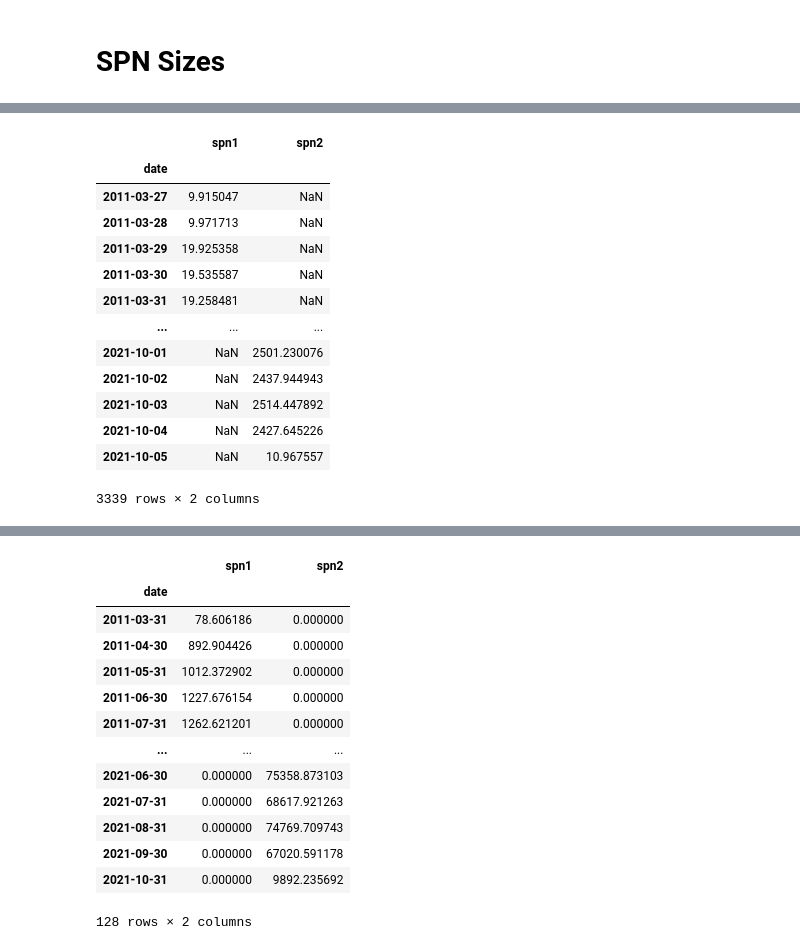
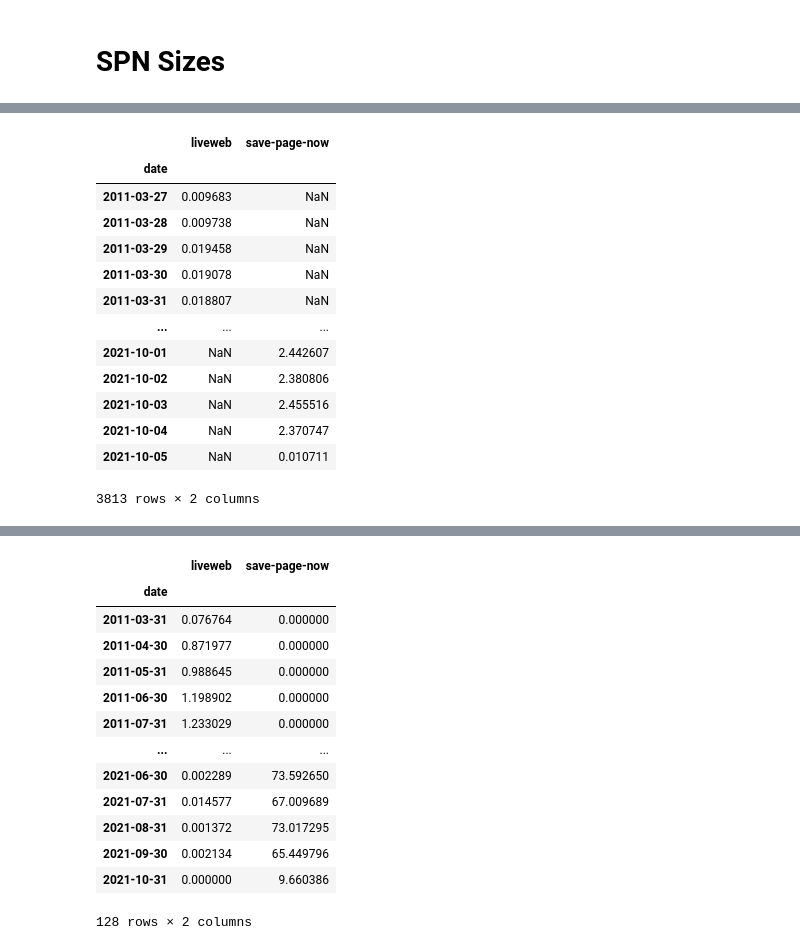
Before and after one commit to edsu/spn-size, a Jupyter notebook: Notebook.ipynb, the cells around one changed output, grey strips where cells are left out. Drawn from its saved outputs; the diff is of its cells as text; code cells hidden in the pictures.

Commit message:
latest data in notebook

```diff
--- a/Notebook.ipynb
+++ b/Notebook.ipynb
@@ -4,6 +4,6 @@
 import pandas
 
 spn2 = pandas.read_csv('save-page-now.csv', parse_dates=['date'], index_col='date')
-spn2['gb'] = spn2['bytes'] / 1024 / 1024 / 1024
+spn2['tb'] = spn2['bytes'] / 1024 / 1024 / 1024 / 1024
 spn2
 # %% [output]
@@ -28,7 +27,7 @@ px.line(y=spn2.gb, x=spn2.index, labels={'x': 'Time', 'y': 'GB/day'}, title='SPN
 # %% [output]
 [interactive output not drawn]
 # %%
-spn1 = pandas.read_csv('liveweb.csv', parse_dates=['date'], index_col='date')
-spn1['gb'] = spn1['bytes'] / 1024 / 1024 / 1024
+spn1 = pandas.read_csv('liveweb-20211005.csv', parse_dates=['date'], index_col='date')
+spn1['tb'] = spn1['bytes'] / 1024 / 1024 / 1024 / 1024
 spn1
 # %% [output]
@@ -51,23 +50,23 @@ px.line(x=spn1.index, y=spn1.gb, labels={"x": "Time", "y": "GB/day"}, title="SPN
 # %% [output]
 [interactive output not drawn]
 # %%
-spn = pandas.DataFrame({"spn1": spn1.gb, "spn2": spn2.gb})
+spn = pandas.DataFrame({"liveweb": spn1.tb, "save-page-now": spn2.tb})
 spn
 # %% [output]
-|  | spn1 | spn2 |
+|  | liveweb | save-page-now |
 | date |  |  |
-| 2011-03-27 | 9.915047 | NaN |
-| 2011-03-28 | 9.971713 | NaN |
-| 2011-03-29 | 19.925358 | NaN |
-| 2011-03-30 | 19.535587 | NaN |
-| 2011-03-31 | 19.258481 | NaN |
+| 2011-03-27 | 0.009683 | NaN |
+| 2011-03-28 | 0.009738 | NaN |
+| 2011-03-29 | 0.019458 | NaN |
+| 2011-03-30 | 0.019078 | NaN |
+| 2011-03-31 | 0.018807 | NaN |
 | ... | ... | ... |
-| 2021-10-01 | NaN | 2501.230076 |
-| 2021-10-02 | NaN | 2437.944943 |
-| 2021-10-03 | NaN | 2514.447892 |
-| 2021-10-04 | NaN | 2427.645226 |
-| 2021-10-05 | NaN | 10.967557 |
+| 2021-10-01 | NaN | 2.442607 |
+| 2021-10-02 | NaN | 2.380806 |
+| 2021-10-03 | NaN | 2.455516 |
+| 2021-10-04 | NaN | 2.370747 |
+| 2021-10-05 | NaN | 0.010711 |
-3339 rows × 2 columns
+3813 rows × 2 columns
 # %%
 px.line(spn)
 # %% [output]
@@ -76,18 +75,18 @@ px.line(spn)
 spn_month = spn.resample('M').sum()
 spn_month
 # %% [output]
-|  | spn1 | spn2 |
+|  | liveweb | save-page-now |
 | date |  |  |
-| 2011-03-31 | 78.606186 | 0.000000 |
-| 2011-04-30 | 892.904426 | 0.000000 |
-| 2011-05-31 | 1012.372902 | 0.000000 |
-| 2011-06-30 | 1227.676154 | 0.000000 |
-| 2011-07-31 | 1262.621201 | 0.000000 |
+| 2011-03-31 | 0.076764 | 0.000000 |
+| 2011-04-30 | 0.871977 | 0.000000 |
+| 2011-05-31 | 0.988645 | 0.000000 |
+| 2011-06-30 | 1.198902 | 0.000000 |
+| 2011-07-31 | 1.233029 | 0.000000 |
 | ... | ... | ... |
-| 2021-06-30 | 0.000000 | 75358.873103 |
-| 2021-07-31 | 0.000000 | 68617.921263 |
-| 2021-08-31 | 0.000000 | 74769.709743 |
-| 2021-09-30 | 0.000000 | 67020.591178 |
-| 2021-10-31 | 0.000000 | 9892.235692 |
+| 2021-06-30 | 0.002289 | 73.592650 |
+| 2021-07-31 | 0.014577 | 67.009689 |
+| 2021-08-31 | 0.001372 | 73.017295 |
+| 2021-09-30 | 0.002134 | 65.449796 |
+| 2021-10-31 | 0.000000 | 9.660386 |
 128 rows × 2 columns
 # %%
```
Also changed, not shown: parts of 5 cells of this notebook.
